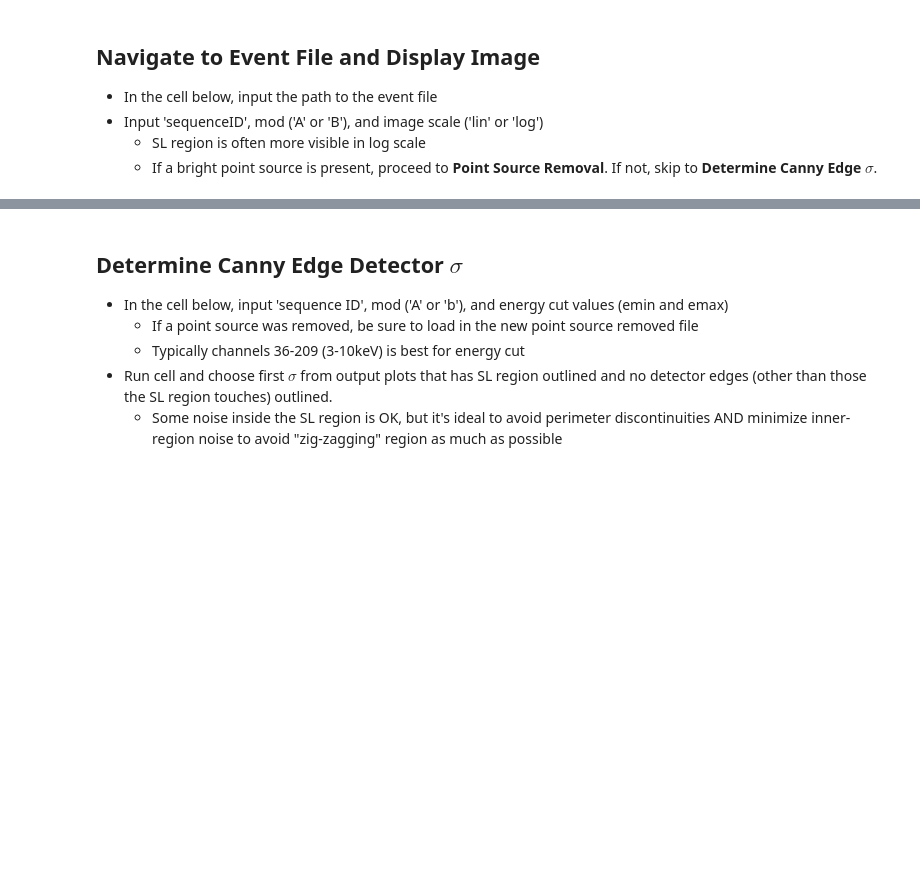
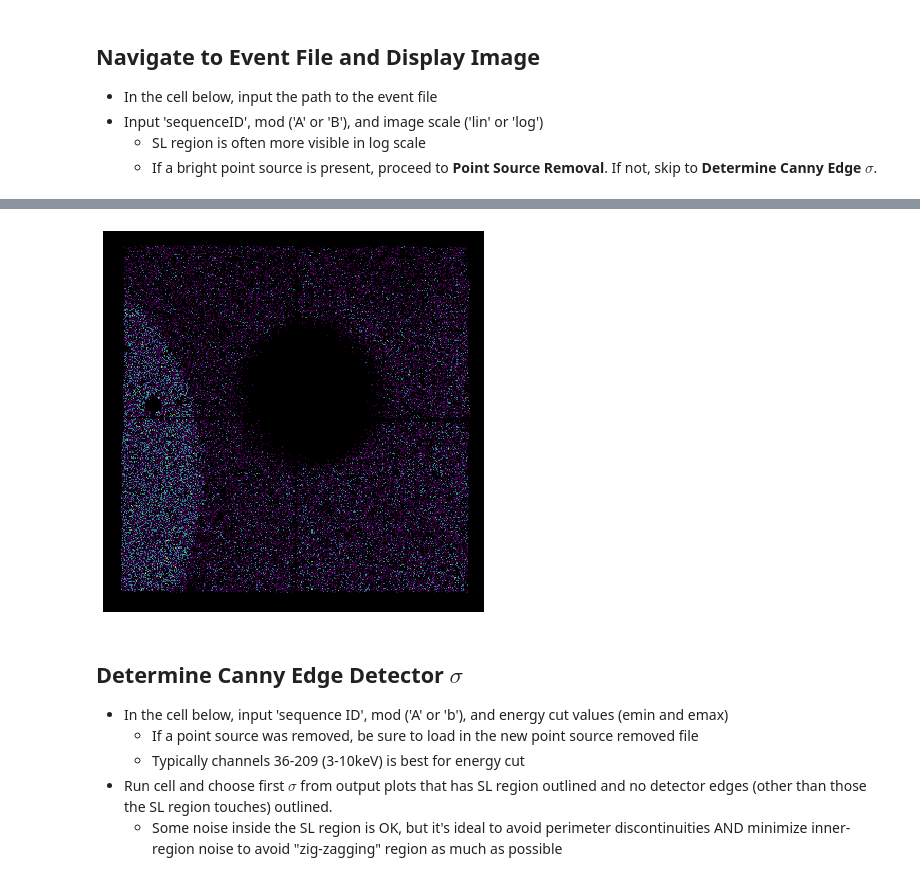
Before and after one commit to ellen-thompson/region-generation, a Jupyter notebook: RegFileWrapperExample.ipynb, the cells around one changed output, grey strips where cells are left out. Saved outputs shown, nothing was run; the diff lists cells and outputs as text; code cells hidden in the pictures; blank space fills up the shorter version.

```diff
--- a/RegFileWrapperExample.ipynb
+++ b/RegFileWrapperExample.ipynb
@@ -26,6 +28,8 @@ regfile.image('80002012004cut','A','log')
 # %%
 #call point source removal function
-regfile.ps_removal(seqid,mod,limit,output_path,name_of_ps_removed_file)
+regfile.filter_source('80002012004','A',3,'log')
+# %% [output]
+[figure, added]
 # %% [markdown]
 ## Determine Canny Edge Detector $\sigma$
 - In the cell below, input 'sequence ID', mod ('A' or 'b'), and energy cut values (emin and emax)
```
Also changed, not shown: parts of 9 cells of this notebook.
